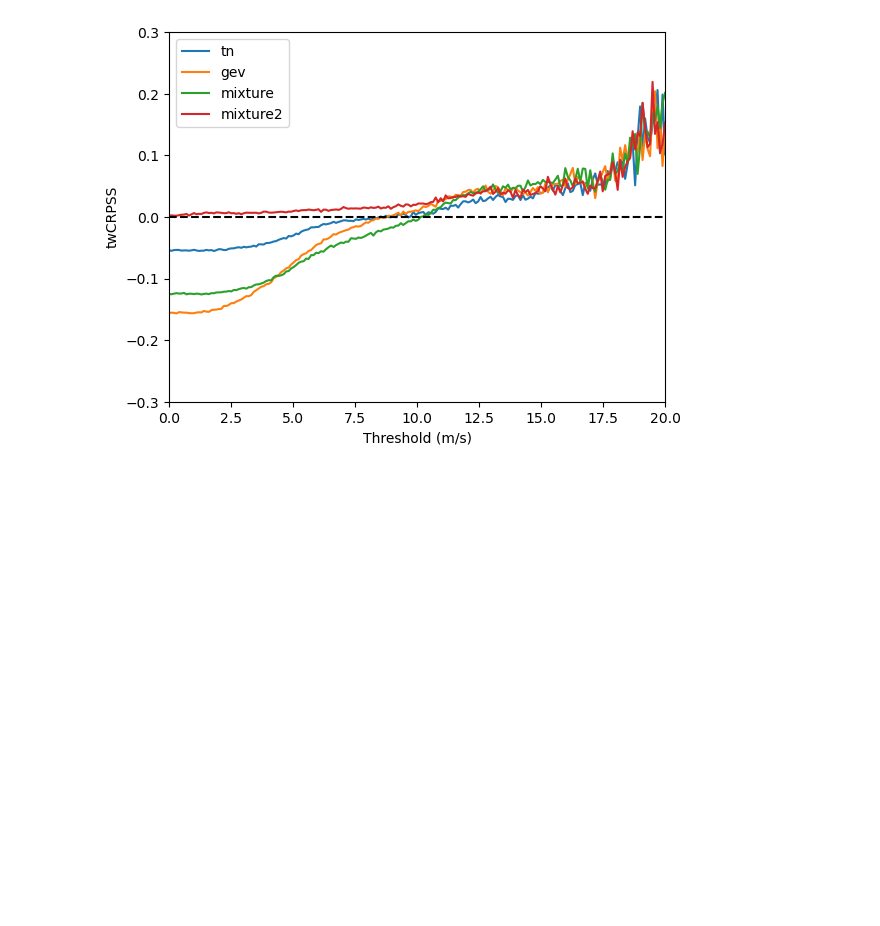
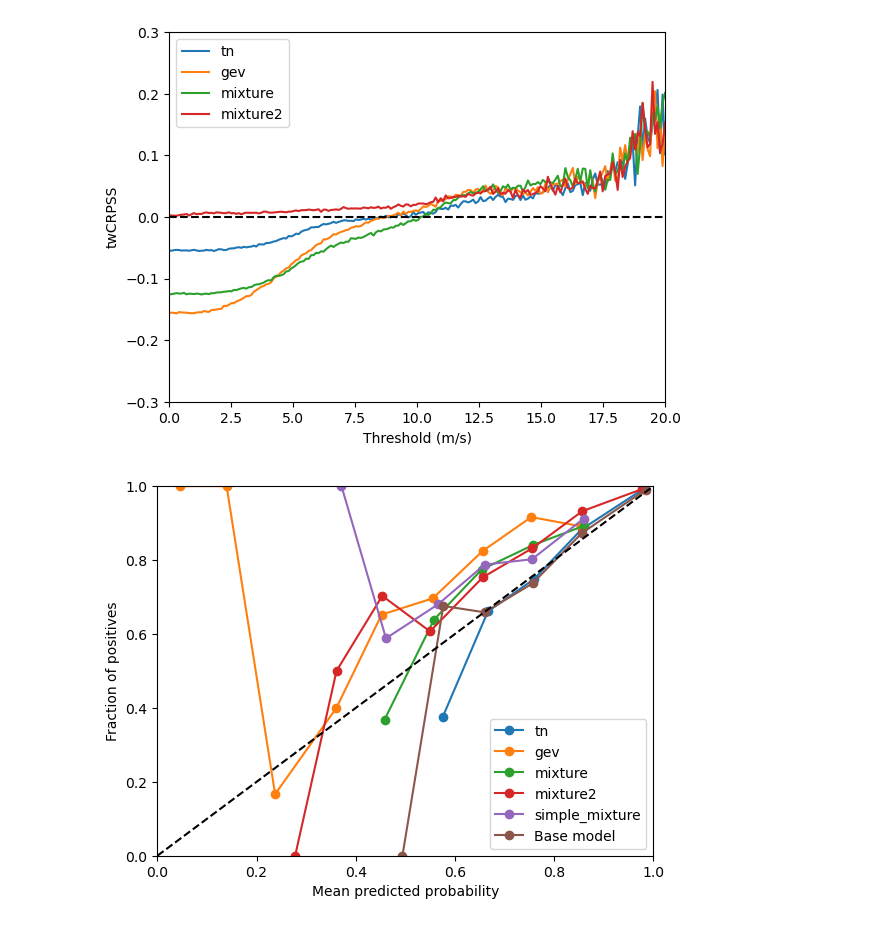
Before and after one commit to SimonHakvoort/thesiscode, a Jupyter notebook: src/emos_results/mixturelinear.ipynb, the cells around one changed output. Cells and saved outputs as stored; diff of their text form; code cells hidden in the pictures; blank space fills up the shorter version.

```diff
--- a/src/emos_results/mixturelinear.ipynb
+++ b/src/emos_results/mixturelinear.ipynb
@@ -146,2 +96,7 @@ make_twcrpss_plot(base_model, models, X_test, y_test, variances_test, values, yl
 # %% [output]
 [figure]
+# %%
+t = 1
+make_reliability_diagram_sklearn(models, X_test, y_test, variances_test, t=t, base_model=base_model)
+# %% [output]
+[figure, added]
```
Also changed, not shown: parts of 8 cells of this notebook, 5 other files.
